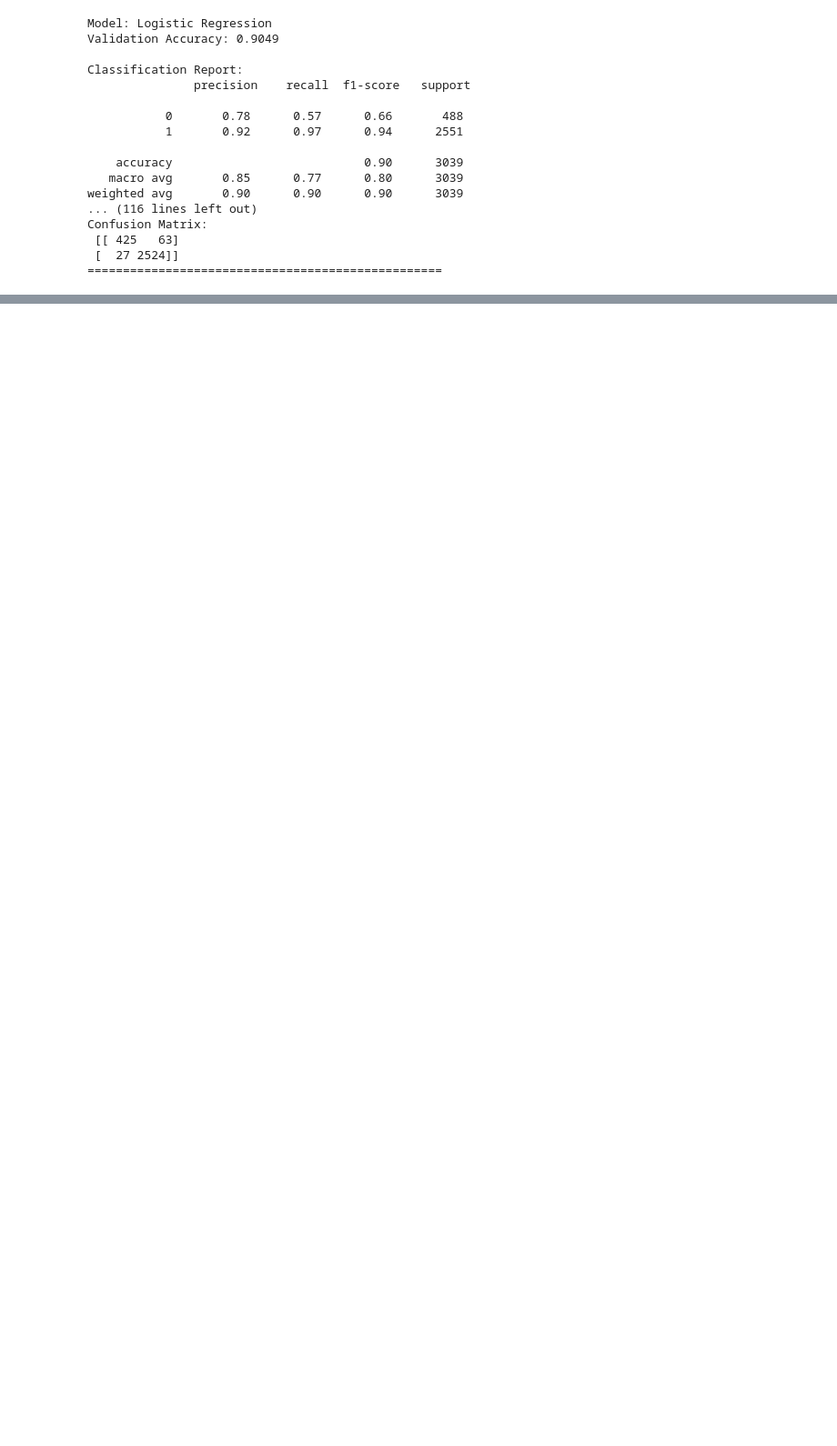
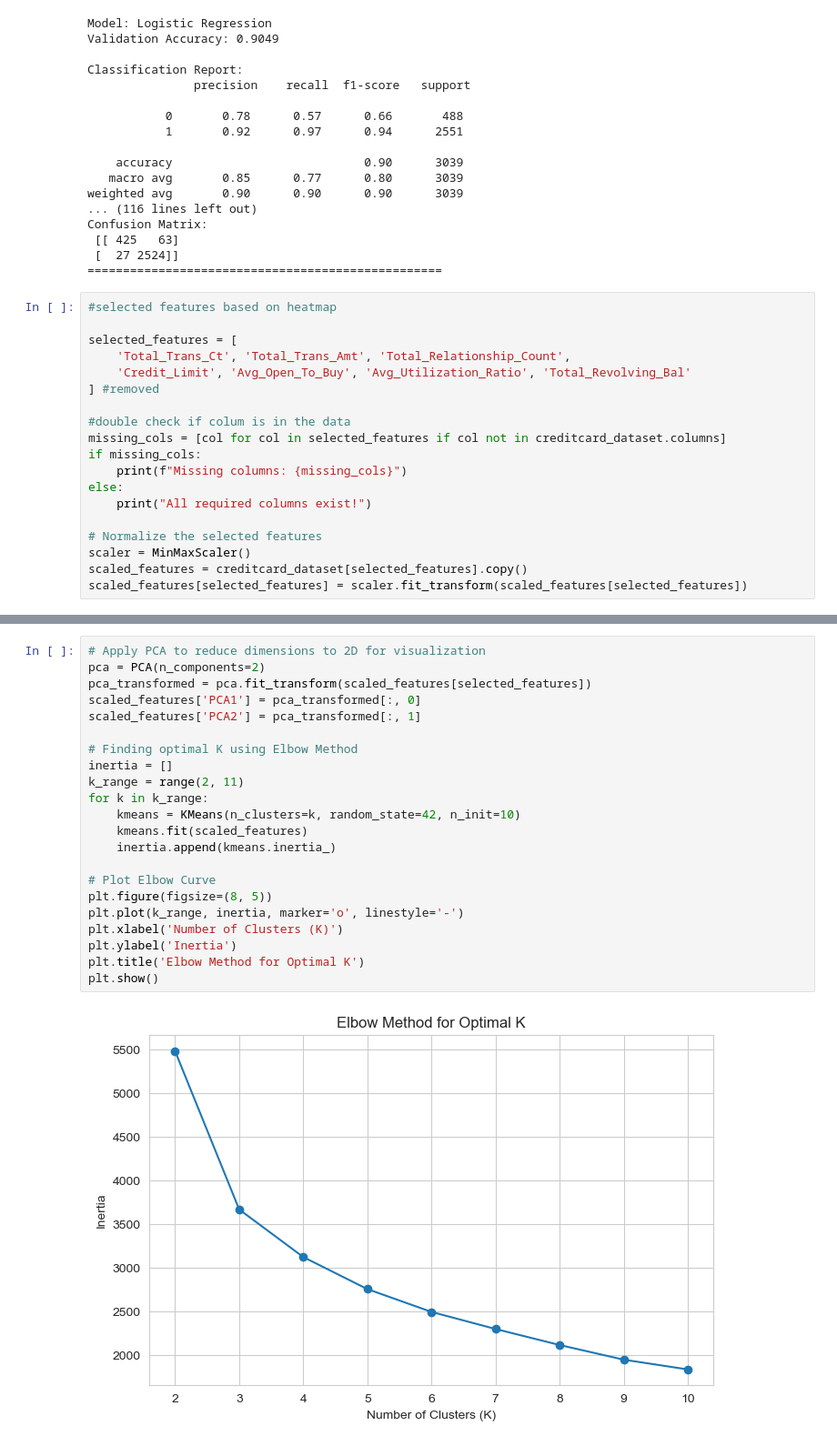
Before and after one commit to rachelletwq/inf2008-grp9-project, a Jupyter notebook: BankFraud.ipynb, the cells around one changed output, grey strips where cells are left out. Shown at 91% size. Drawn from its saved outputs; the diff is of its cells as text; blank space fills up the shorter version.

```diff
--- a/BankFraud.ipynb
+++ b/BankFraud.ipynb
@@ -1131,3 +1143,22 @@ Confusion Matrix:
  [[ 425   63]
  [  27 2524]]
 ==================================================
+# %%
+#selected features based on heatmap
+
+selected_features = [
+    'Total_Trans_Ct', 'Total_Trans_Amt', 'Total_Relationship_Count',
+    'Credit_Limit', 'Avg_Open_To_Buy', 'Avg_Utilization_Ratio', 'Total_Revolving_Bal'
+] #removed
+
+#double check if colum is in the data
+missing_cols = [col for col in selected_features if col not in creditcard_dataset.columns]
+if missing_cols:
+    print(f"Missing columns: {missing_cols}")
+else:
+    print("All required columns exist!")
+
+# Normalize the selected features
+scaler = MinMaxScaler()
+scaled_features = creditcard_dataset[selected_features].copy()
+scaled_features[selected_features] = scaler.fit_transform(scaled_features[selected_features])
@@ -1133,0 +1167,24 @@ Confusion Matrix:
+# %%
+# Apply PCA to reduce dimensions to 2D for visualization
+pca = PCA(n_components=2)
+pca_transformed = pca.fit_transform(scaled_features[selected_features])
+scaled_features['PCA1'] = pca_transformed[:, 0]
+scaled_features['PCA2'] = pca_transformed[:, 1]
+
+# Finding optimal K using Elbow Method
+inertia = []
+k_range = range(2, 11)
+for k in k_range:
+    kmeans = KMeans(n_clusters=k, random_state=42, n_init=10)
+    kmeans.fit(scaled_features)
+    inertia.append(kmeans.inertia_)
+
+# Plot Elbow Curve
+plt.figure(figsize=(8, 5))
+plt.plot(k_range, inertia, marker='o', linestyle='-')
+plt.xlabel('Number of Clusters (K)')
+plt.ylabel('Inertia')
+plt.title('Elbow Method for Optimal K')
+plt.show()
+# %% [output]
+[figure, added]
```
Also changed, not shown: parts of 15 cells of this notebook.
